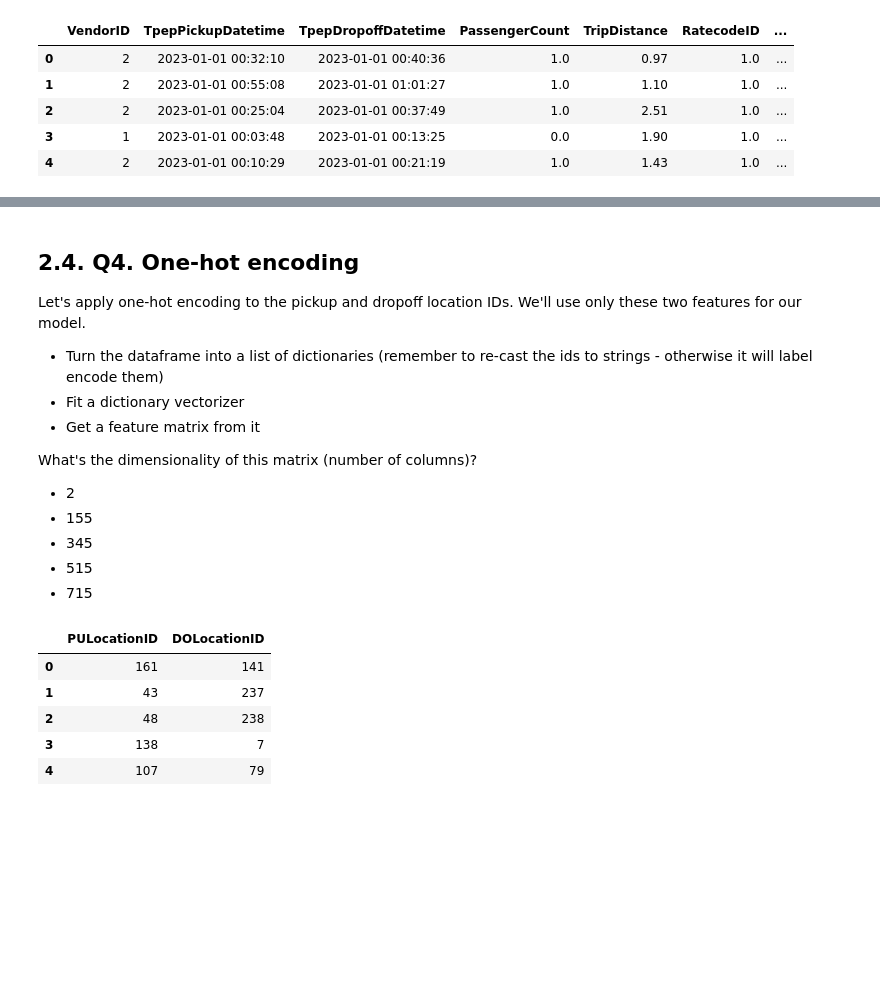
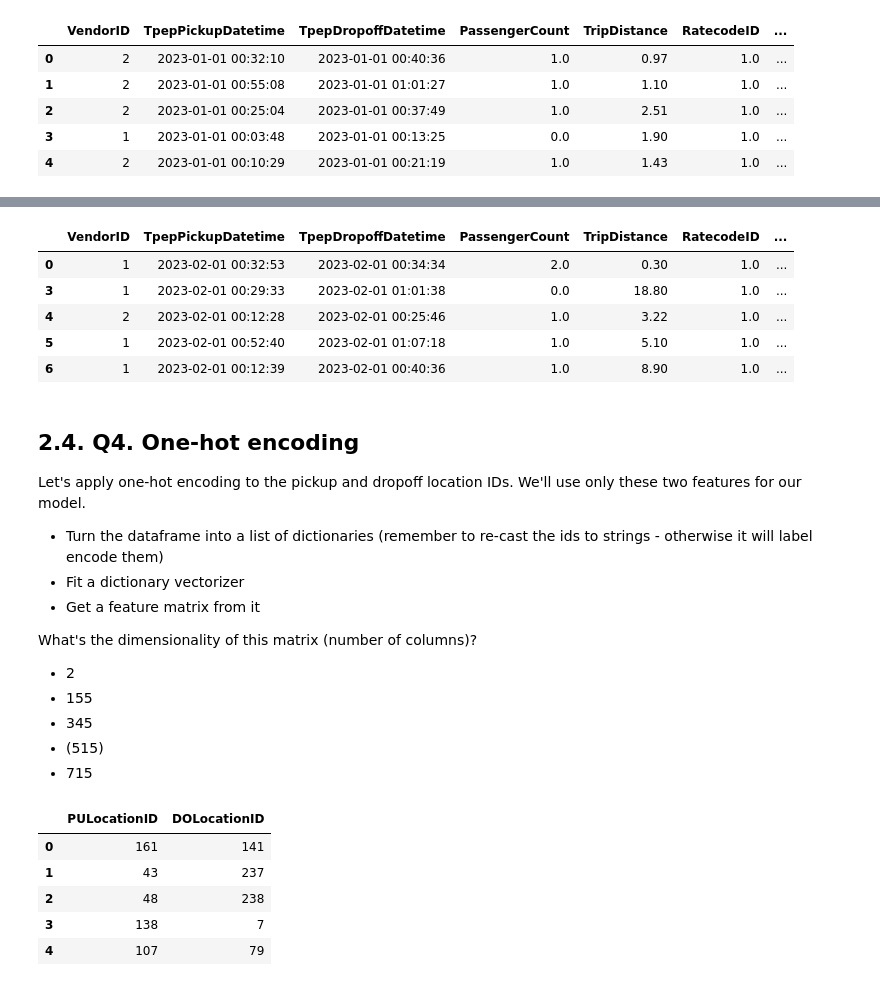
Before and after one commit to alimantu/mlops-zoomcamp, a Jupyter notebook: 01-intro/hw1.ipynb, the cells around one changed output, grey strips where cells are left out. Saved outputs shown, nothing was run; the diff lists cells and outputs as text; code cells hidden in the pictures; blank space fills up the shorter version.

```diff
--- a/01-intro/hw1.ipynb
+++ b/01-intro/hw1.ipynb
@@ -65,7 +68,11 @@ What's the standard deviation of the trips duration in January?
 - 62.59
 # %%
 df = df.assign(
-    DurationMin=(df.TpepDropoffDatetime - df.TpepPickupDatetime).dt.seconds / 60
+    DurationMin=(df.TpepDropoffDatetime - df.TpepPickupDatetime).dt.total_seconds() / 60
+)
+
+df_val = df_val.assign(
+    DurationMin=(df_val.TpepDropoffDatetime - df_val.TpepPickupDatetime).dt.total_seconds() / 60
 )
 
 df.head()
@@ -110,3 +117,14 @@ len(df_f) / len(df)
+# %%
+df_val_f = df_val.loc[df_val.DurationMin.between(1, 60)]
+
+df_val_f.head()
+# %% [output]
+|  | VendorID | TpepPickupDatetime | TpepDropoffDatetime | PassengerCount | TripDistance | RatecodeID | ... |
+| 0 | 1 | 2023-02-01 00:32:53 | 2023-02-01 00:34:34 | 2.0 | 0.30 | 1.0 | ... |
+| 3 | 1 | 2023-02-01 00:29:33 | 2023-02-01 01:01:38 | 0.0 | 18.80 | 1.0 | ... |
+| 4 | 2 | 2023-02-01 00:12:28 | 2023-02-01 00:25:46 | 1.0 | 3.22 | 1.0 | ... |
+| 5 | 1 | 2023-02-01 00:52:40 | 2023-02-01 01:07:18 | 1.0 | 5.10 | 1.0 | ... |
+| 6 | 1 | 2023-02-01 00:12:39 | 2023-02-01 00:40:36 | 1.0 | 8.90 | 1.0 | ... |
 # %% [markdown]
 ## 2.4. Q4. One-hot encoding
 
@@ -121,6 +139,6 @@ What's the dimensionality of this matrix (number of columns)?
 - 2
 - 155
 - 345
-- 515
+- (515)
 - 715
 # %%
```
Also changed, not shown: parts of 18 cells of this notebook, 2 other files.
